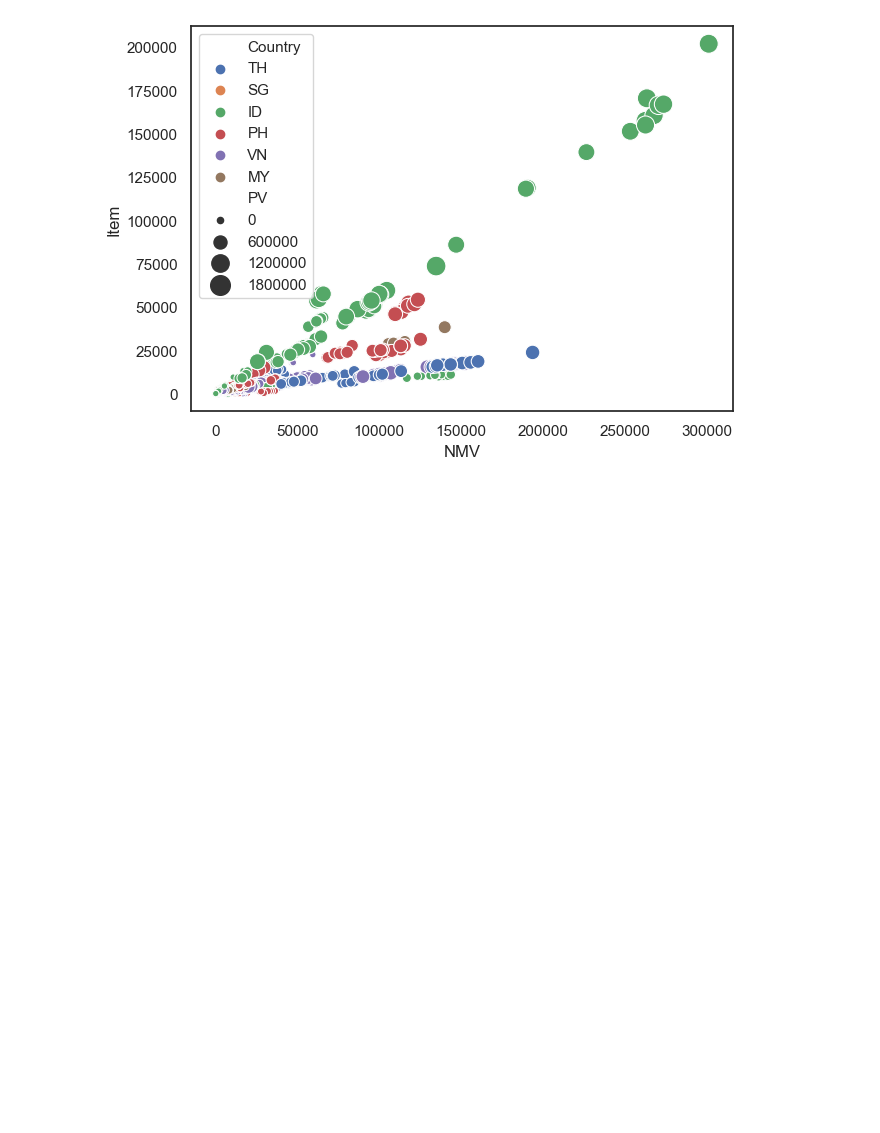
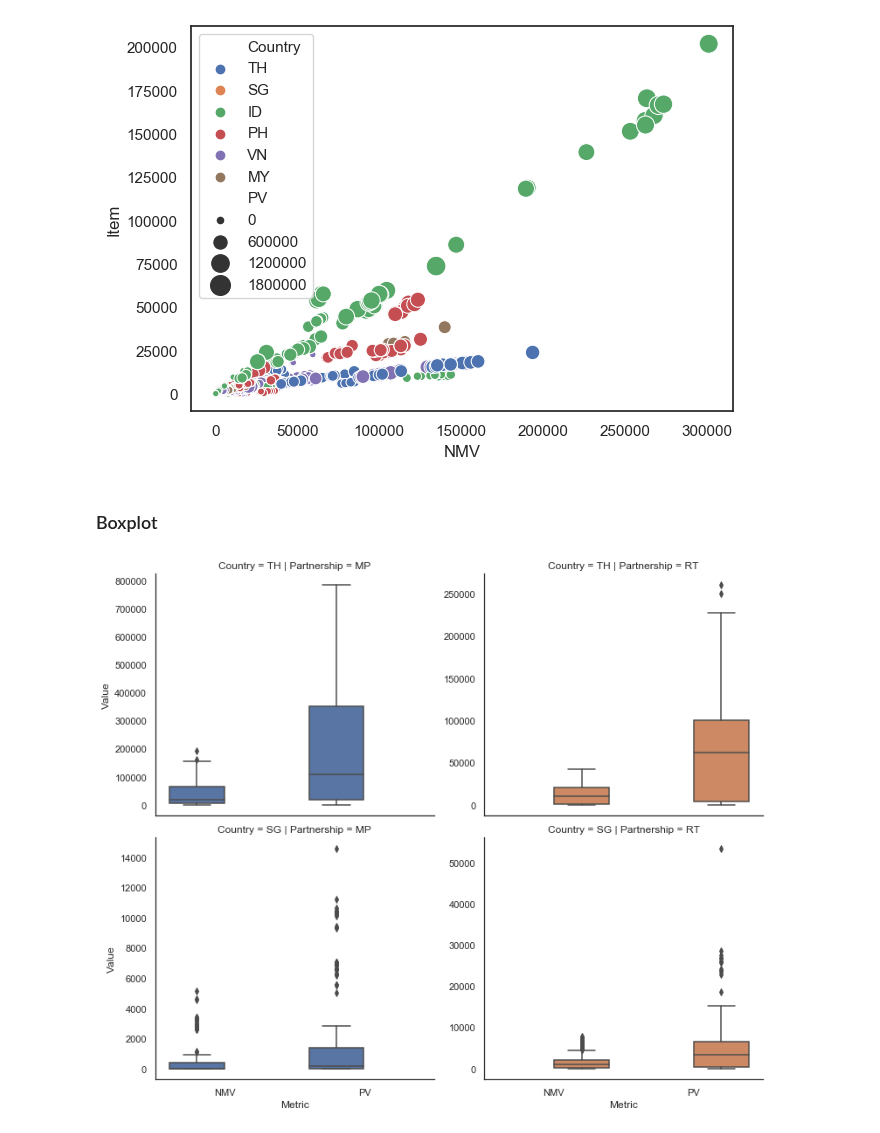
Before and after one commit to khzt2004/Python, a Jupyter notebook: Pandas_Notebook_Reference.ipynb, the cells around one changed output. Cells and saved outputs as stored; diff of their text form; code cells hidden in the pictures; blank space fills up the shorter version.

```diff
--- a/Pandas_Notebook_Reference.ipynb
+++ b/Pandas_Notebook_Reference.ipynb
@@ -728,3 +751,23 @@ sns.scatterplot(
 # %% [output]
 <matplotlib.axes._subplots.AxesSubplot at 0x...>
 [figure]
+# %% [markdown]
+### Boxplot
+# %%
+b = filter_df[(filter_df['Year'] == 2018) & (filter_df['Country'].str.match("TH|SG"))]
+b = b[['Partnership', 'Country', 'NMV', 'PV']]
+b = b.melt(id_vars=['Partnership', 'Country'], var_name='Metric', value_name='Value')
+b
+
+g = sns.catplot(x="Metric",
+                y="Value",
+                hue="Partnership",
+                col="Partnership",
+                row = "Country",
+                data=b,
+                kind="box",
+                height=4.5,
+                aspect=1.2,
+                sharey=False);
+# %% [output]
+[figure, added]
```
Also changed, not shown: parts of 5 cells of this notebook.
